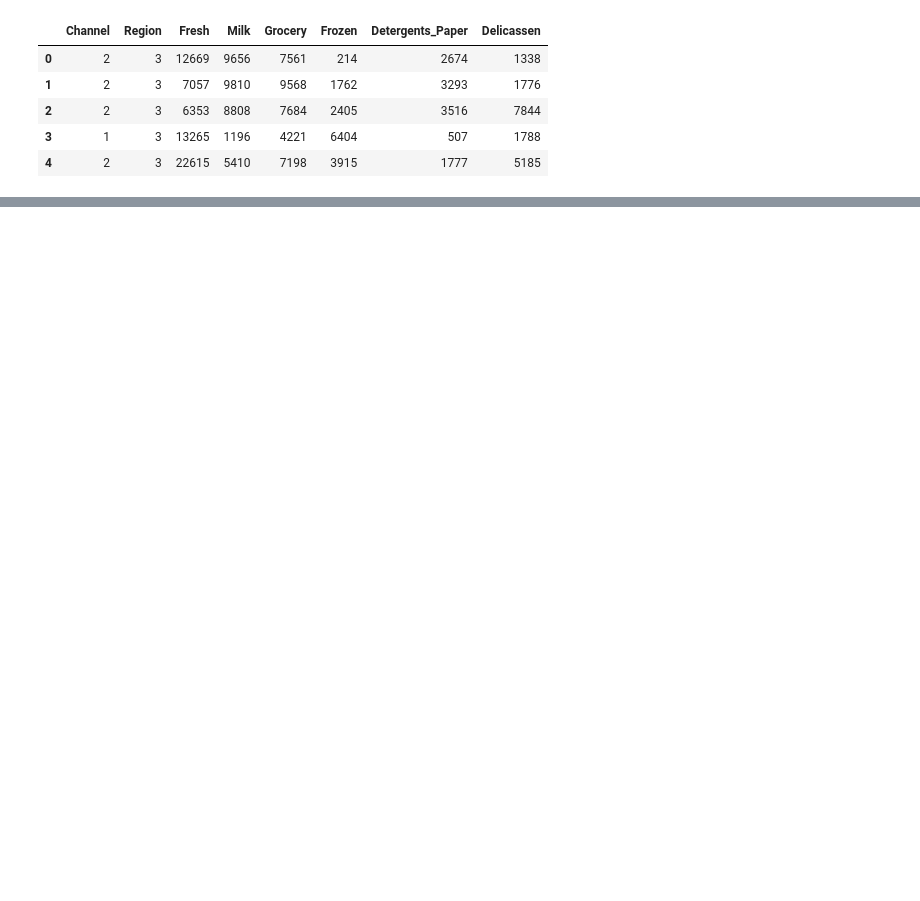
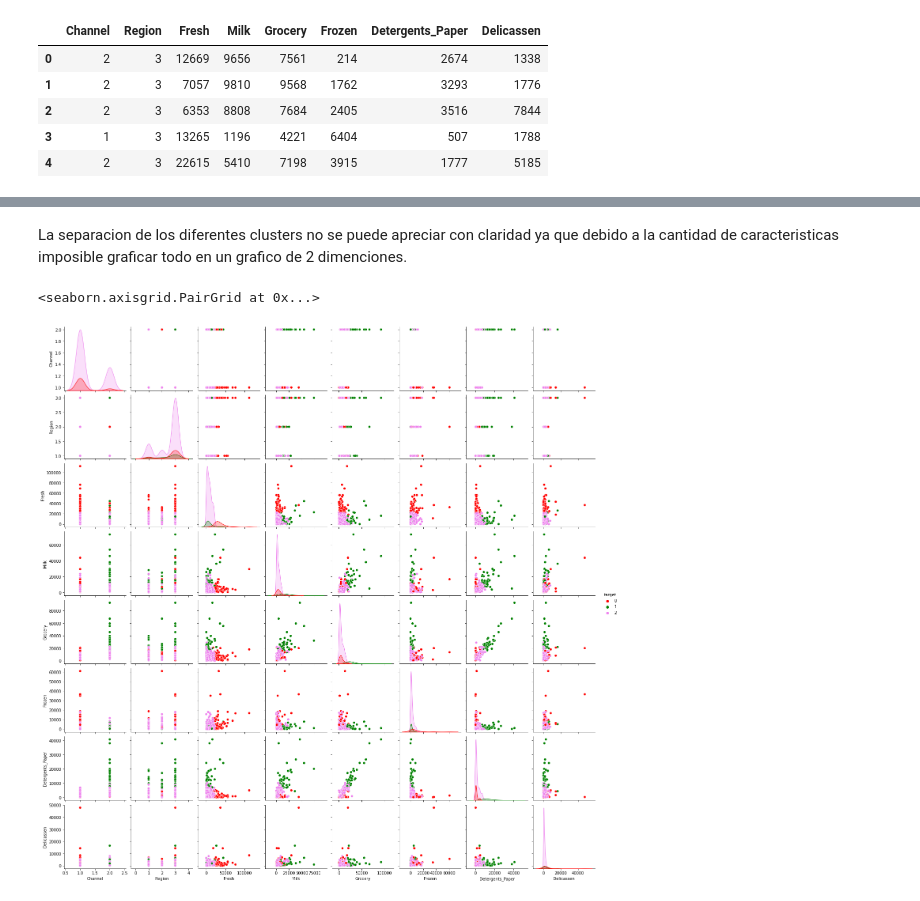
Before and after one commit to ValentinBarco/Aprendisaje-de-maquina, a Jupyter notebook: Clientes.ipynb, the cells around one changed output, grey strips where cells are left out. Saved outputs shown, nothing was run; the diff lists cells and outputs as text; code cells hidden in the pictures; blank space fills up the shorter version.

```diff
--- a/Clientes.ipynb
+++ b/Clientes.ipynb
@@ -66,0 +165,10 @@ Coordenada:  [2787 1698 2510   65  477   52] Etiqueta 1
+# %% [markdown]
+La separacion de los diferentes clusters no se puede apreciar con claridad ya que debido a la cantidad de caracteristicas imposible graficar todo en un grafico de 2 dimenciones.
+# %%
+import seaborn as sns
+customers_view = customers.copy()
+customers_view['target'] = etiqueta
+sns.pairplot(customers_view, hue='target', palette = ["r","g", "violet"])
+# %% [output]
+<seaborn.axisgrid.PairGrid at 0x...>
+[figure, added]
```
Also changed, not shown: parts of 19 cells of this notebook.
